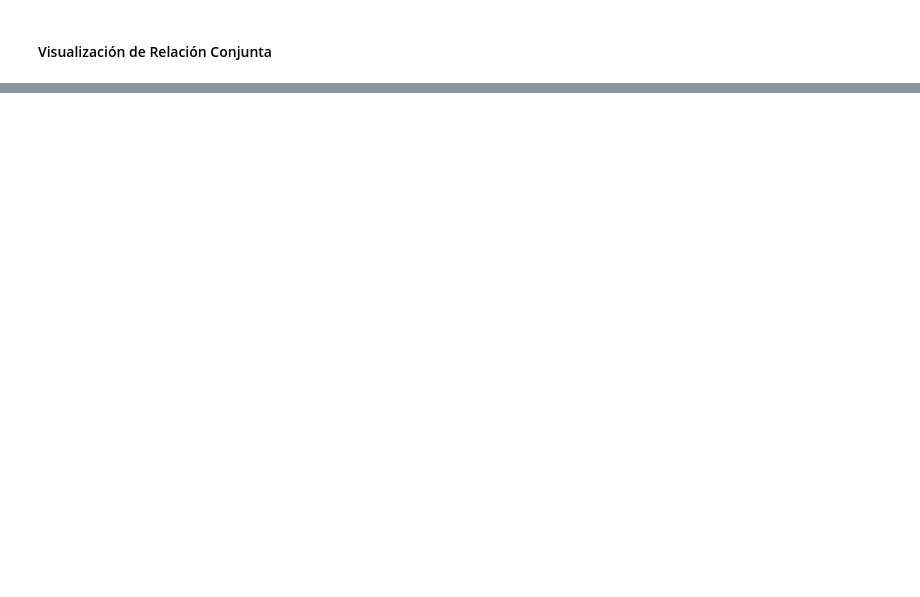
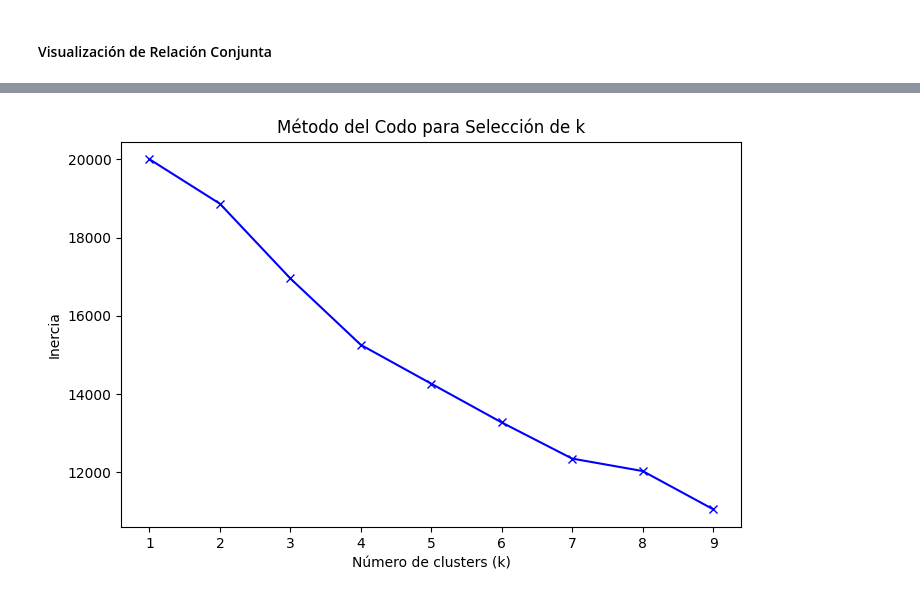
Before and after one commit to danielbolanosuax/clustering-mining, a Jupyter notebook: clustering mining.ipynb, the cells around one changed output, grey strips where cells are left out. Saved outputs shown, nothing was run; the diff lists cells and outputs as text; code cells hidden in the pictures; blank space fills up the shorter version.

```diff
--- a/clustering mining.ipynb
+++ b/clustering mining.ipynb
@@ -214,0 +382,7 @@ plt.show()
+# %%
+# Codificar columnas categóricas si es necesario
+X_clustering = pd.get_dummies(X_clustering, drop_first=True)
+
+# Verificar nuevamente los tipos de datos
+print("\nColumnas después de codificación:")
+print(X_clustering.dtypes)
@@ -214,0 +407,10 @@ plt.show()
+# %%
+from sklearn.preprocessing import StandardScaler
+
+# Estandarizar las variables
+scaler = StandardScaler()
+X_scaled = scaler.fit_transform(X_clustering)
+
+# Mostrar las primeras filas de los datos escalados
+print("\nDatos estandarizados listos para clustering:")
+print(X_scaled[:5])
@@ -214,0 +435,19 @@ plt.show()
+# %%
+from sklearn.cluster import KMeans
+import matplotlib.pyplot as plt
+
+distortions = []
+K = range(1, 10)
+for k in K:
+    kmeans = KMeans(n_clusters=k, random_state=42)
+    kmeans.fit(X_scaled)
+    distortions.append(kmeans.inertia_)
+
+plt.figure(figsize=(8, 5))
+plt.plot(K, distortions, 'bx-')
+plt.xlabel('Número de clusters (k)')
+plt.ylabel('Inercia')
+plt.title('Método del Codo para Selección de k')
+plt.show()
+# %% [output]
+[figure, added]
```
Also changed, not shown: parts of 25 cells of this notebook.
